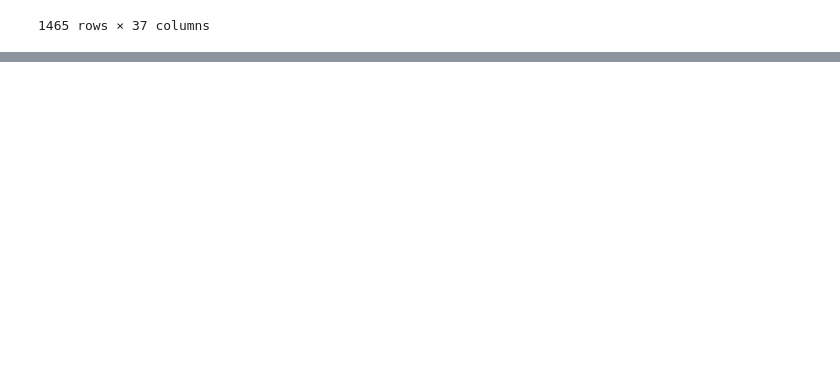
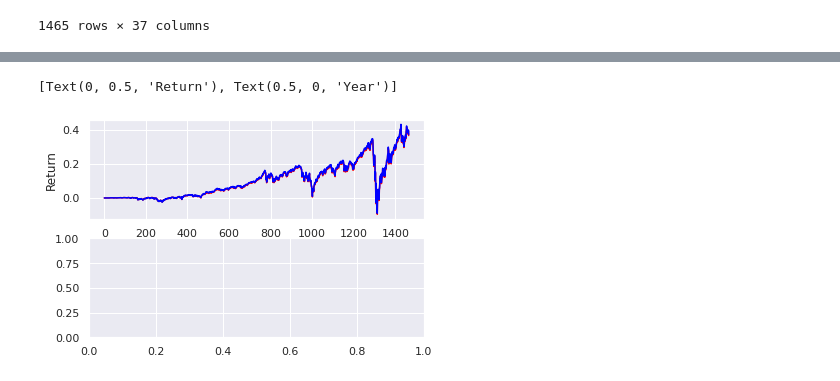
Before and after one commit to wongkenny240/finance_mgmt, a Jupyter notebook: zipline_backtest.ipynb, the cells around one changed output, grey strips where cells are left out. Saved outputs shown, nothing was run; the diff lists cells and outputs as text; code cells hidden in the pictures; blank space fills up the shorter version.

```diff
--- a/zipline_backtest.ipynb
+++ b/zipline_backtest.ipynb
@@ -205,0 +543,20 @@ def handle_data(context, data):
+# %%
+df1 = pd.read_pickle('ML_approach.pickle')
+df2 = pd.read_pickle('monthly_investment.pickle')
+
+
+drop_cols = [col for col in df1.columns if 'algorithm_period_return' not in col]
+df1 = df1.drop(columns=drop_cols, axis=1).reset_index()
+drop_cols = [col for col in df2.columns if 'algorithm_period_return' not in col]
+df2 = df2.drop(columns=drop_cols, axis=1).reset_index()
+
+combine = pd.merge(df1, df2, how='inner', on='index', suffixes=('_ML', '_normal'))
+# %%
+fig, ax = plt.subplots(2,1)
+sns.lineplot(ax=ax[0], x=combine.index, y=combine['algorithm_period_return_ML'], color ='red' )
+sns.lineplot(ax=ax[0], x=combine.index, y=combine['algorithm_period_return_normal'], color ='blue')
+
+ax[0].set(xlabel='Year', ylabel='Return')
+# %% [output]
+[Text(0, 0.5, 'Return'), Text(0.5, 0, 'Year')]
+[figure, added]
```
Also changed, not shown: parts of 9 cells of this notebook, 1 other file.
